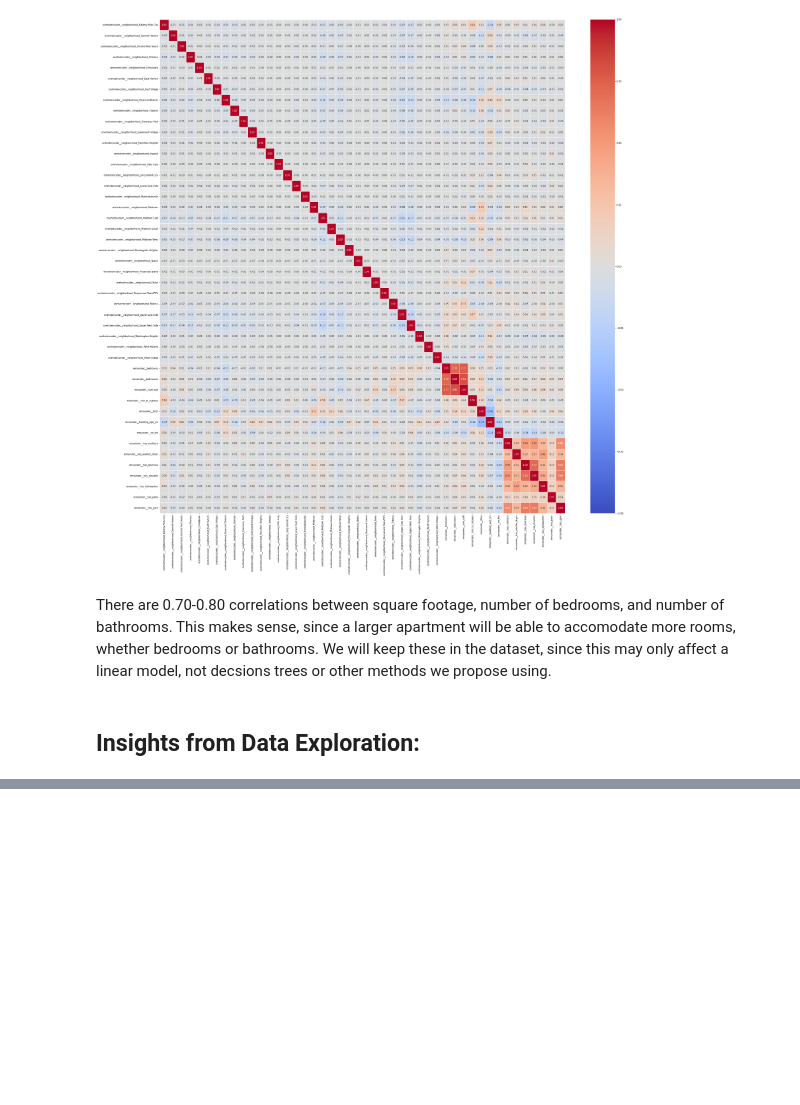
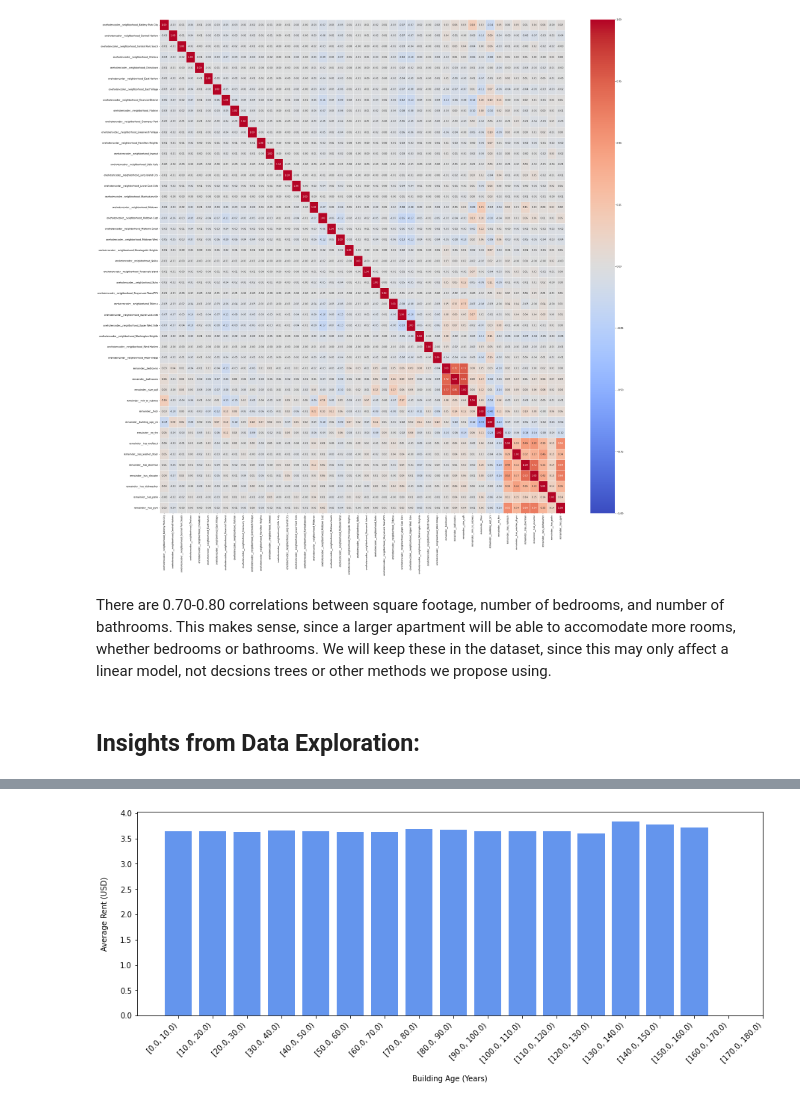
Before and after one commit to WilsonLiu2002/NYC-Rent-Prediction, a Jupyter notebook: Notebooks/Rent_Predict.ipynb, the cells around one changed output, grey strips where cells are left out. Drawn from its saved outputs; the diff is of its cells as text; code cells hidden in the pictures; blank space fills up the shorter version.

```diff
--- a/Notebooks/Rent_Predict.ipynb
+++ b/Notebooks/Rent_Predict.ipynb
@@ -211,0 +190,30 @@ There are 0.70-0.80 correlations between square footage, number of bedrooms, and
+# %%
+# Second, look at building age and average rent, binning age into 10-year intervals
+
+# Bin 'building_age_yrs' into 10-year intervals
+dt = 10  # binning interval
+age_bins = np.arange(0, X_dev['remainder__building_age_yrs'].max() + dt, dt)
+X_dev['age_bins'] = pd.cut(X_dev['remainder__building_age_yrs'], bins=age_bins, right=False)
+
+# Combine X_dev and y_dev into a single DataFrame for grouping
+dev_data = X_dev.copy()
+dev_data['rent'] = y_dev
+
+# Calculate mean rent for each building age bin
+avg_rent = dev_data.groupby(['age_bins'])['rent'].mean().reset_index()
+
+# Set labels for building age bins
+labels = [f"{row.age_bins}" for row in avg_rent.itertuples(index=False)]
+
+# Create the plot
+plt.figure(figsize=(15, 5))
+plt.bar(avg_rent.index, avg_rent['rent'], color="cornflowerblue")  # Use default index
+plt.axhline(0, color="black", linewidth=1)
+
+plt.xlabel("Building Age (Years)", labelpad=15)
+plt.ylabel("Average Rent (USD)", labelpad=15)
+plt.xticks(ticks=avg_rent.index, labels=labels, rotation=45, ha='right')
+
+plt.show()
+# %% [output]
+[figure, added]
```
Also changed, not shown: parts of 3 cells of this notebook.
